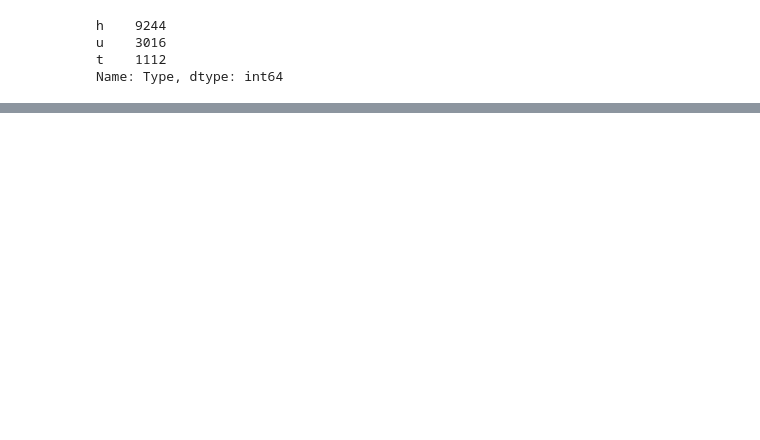
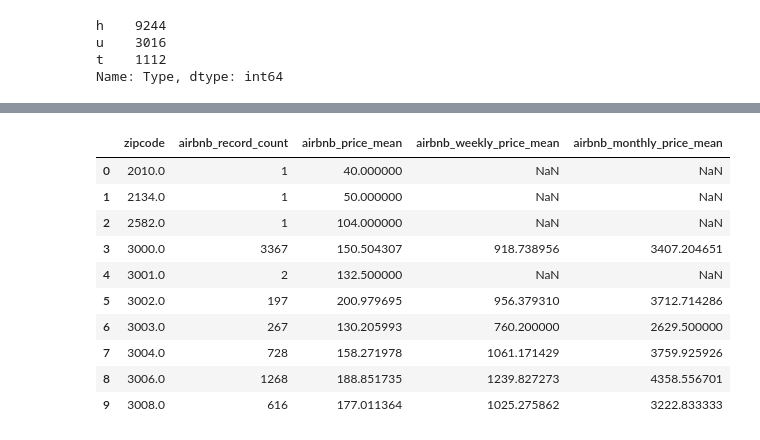
Before and after one commit to eliasexequiel/diplodatos, a Jupyter notebook: 02_analisis_y_curacion/trabajo_practico_2_parte_1_wolfmann.ipynb, the cells around one changed output, grey strips where cells are left out. Cells and saved outputs as stored; diff of their text form; code cells hidden in the pictures; blank space fills up the shorter version.

```diff
--- a/02_analisis_y_curacion/trabajo_practico_2_parte_1_wolfmann.ipynb
+++ b/02_analisis_y_curacion/trabajo_practico_2_parte_1_wolfmann.ipynb
@@ -251,0 +441,14 @@ memory usage: 2.3+ MB
+# %%
+airbnb_price_by_zipcode[:10]
+# %% [output]
+|  | zipcode | airbnb_record_count | airbnb_price_mean | airbnb_weekly_price_mean | airbnb_monthly_price_mean |
+| 0 | 2010.0 | 1 | 40.000000 | NaN | NaN |
+| 1 | 2134.0 | 1 | 50.000000 | NaN | NaN |
+| 2 | 2582.0 | 1 | 104.000000 | NaN | NaN |
+| 3 | 3000.0 | 3367 | 150.504307 | 918.738956 | 3407.204651 |
+| 4 | 3001.0 | 2 | 132.500000 | NaN | NaN |
+| 5 | 3002.0 | 197 | 200.979695 | 956.379310 | 3712.714286 |
+| 6 | 3003.0 | 267 | 130.205993 | 760.200000 | 2629.500000 |
+| 7 | 3004.0 | 728 | 158.271978 | 1061.171429 | 3759.925926 |
+| 8 | 3006.0 | 1268 | 188.851735 | 1239.827273 | 4358.556701 |
+| 9 | 3008.0 | 616 | 177.011364 | 1025.275862 | 3222.833333 |
```
Also changed, not shown: parts of 31 cells of this notebook.
